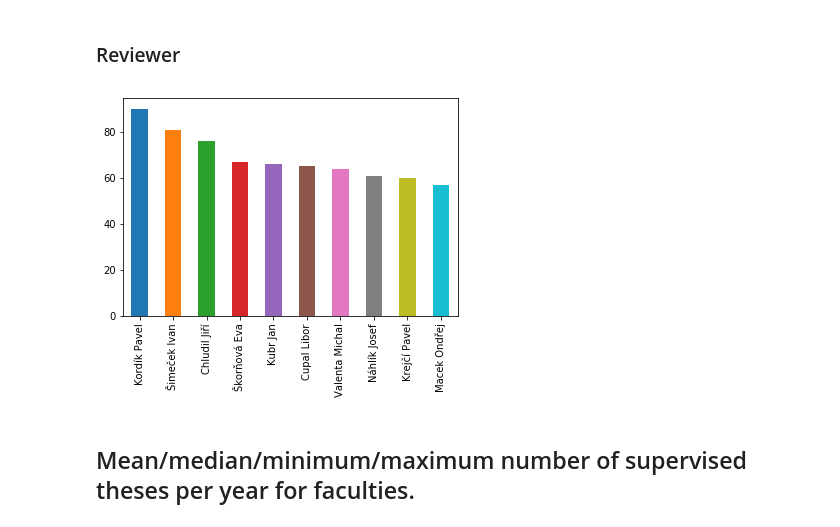
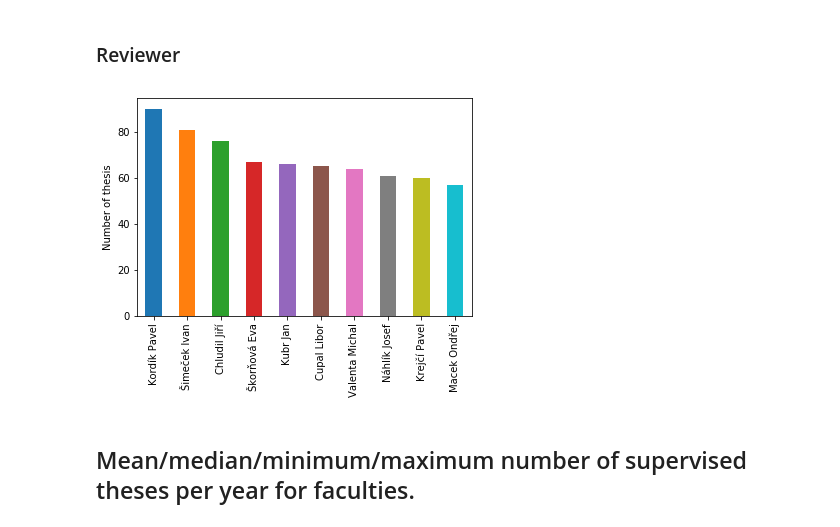
Before and after one commit to pletiond/DS-homeworks, a Jupyter notebook: 01/homework_01_B181.ipynb, the cells around one changed output. Saved outputs shown, nothing was run; the diff lists cells and outputs as text; code cells hidden in the pictures.

```diff
--- a/01/homework_01_B181.ipynb
+++ b/01/homework_01_B181.ipynb
@@ -111,9 +84,10 @@ plt.show()
 # %%
 without = data[data['Reviewer']!='-']
 without['Reviewer'].value_counts().head(10).plot.bar()
+plt.ylabel('Number of thesis')
 plt.show()
 # %% [output]
-[figure, old version]
+[figure, new version]
 # %% [markdown]
 ## Mean/median/minimum/maximum number of supervised theses per year for faculties.
 # %%
```
Also changed, not shown: parts of 8 cells of this notebook.
